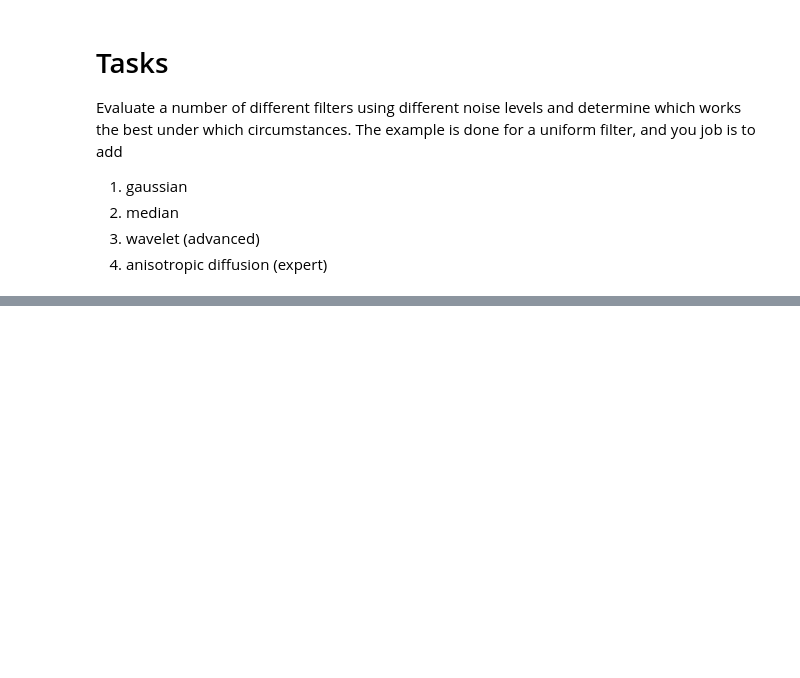
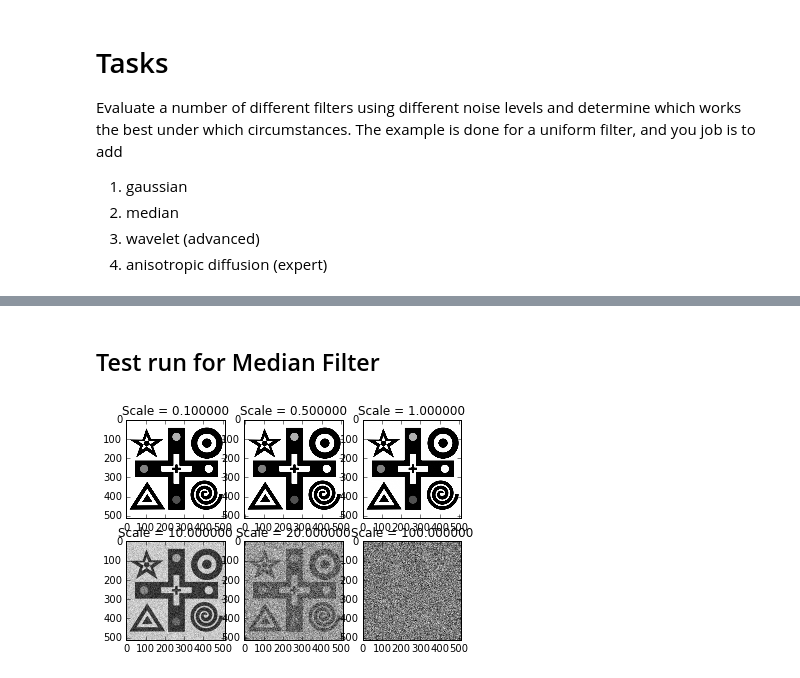
Before and after one commit to martinholub/Quantitative-Big-Imaging-2017, a Jupyter notebook: Exercises/02-files/Exercise4.ipynb, the cells around one changed output, grey strips where cells are left out. Cells and saved outputs as stored; diff of their text form; code cells hidden in the pictures; blank space fills up the shorter version.

```diff
--- a/Exercises/02-files/Exercise4.ipynb
+++ b/Exercises/02-files/Exercise4.ipynb
@@ -68,0 +85,28 @@ ax2.set_ylabel('SSIM')
+# %% [markdown]
+## Test run for Median Filter
+# %%
+scales = [0.1, 0.5, 1, 10, 20, 100];
+
+Ntests = 10;
+
+# initialize arrays for results
+mse2 = np.zeros((len(scales), Ntests), dtype = np.float32)
+ssim2 = np.zeros((len(scales), Ntests), dtype = np.float32)
+snr2 = np.zeros((len(scales), Ntests), dtype = np.float32)
+from scipy.ndimage.filters import median_filter
+current_filter = lambda img: median_filter(img, size = 5, mode = 'reflect')
+
+plt.figure(2)
+for i, c_scale in enumerate(scales):
+    for j in range(Ntests):
+        x = current_filter(d+c_scale*np.random.uniform(low = -c_scale, high = c_scale, size = d.shape))
+        mse2[i,j]=mse(d,x);
+        ssim2[i,j]=ssim(d,x);
+        xx = x[220:300, 220:300]; # cut out a region for SNR computation
+        snr2[i,j] = np.mean(xx)/np.std(xx)
+    # Add some lines here to display the latest image in a subplot
+    plt.subplot(2, 3 ,i+1)
+    plt.imshow(x, cmap = 'gray')
+    plt.title('Scale = {0:f}'.format(c_scale))
+# %% [output]
+[figure, added]
```
Also changed, not shown: parts of 15 cells of this notebook.
